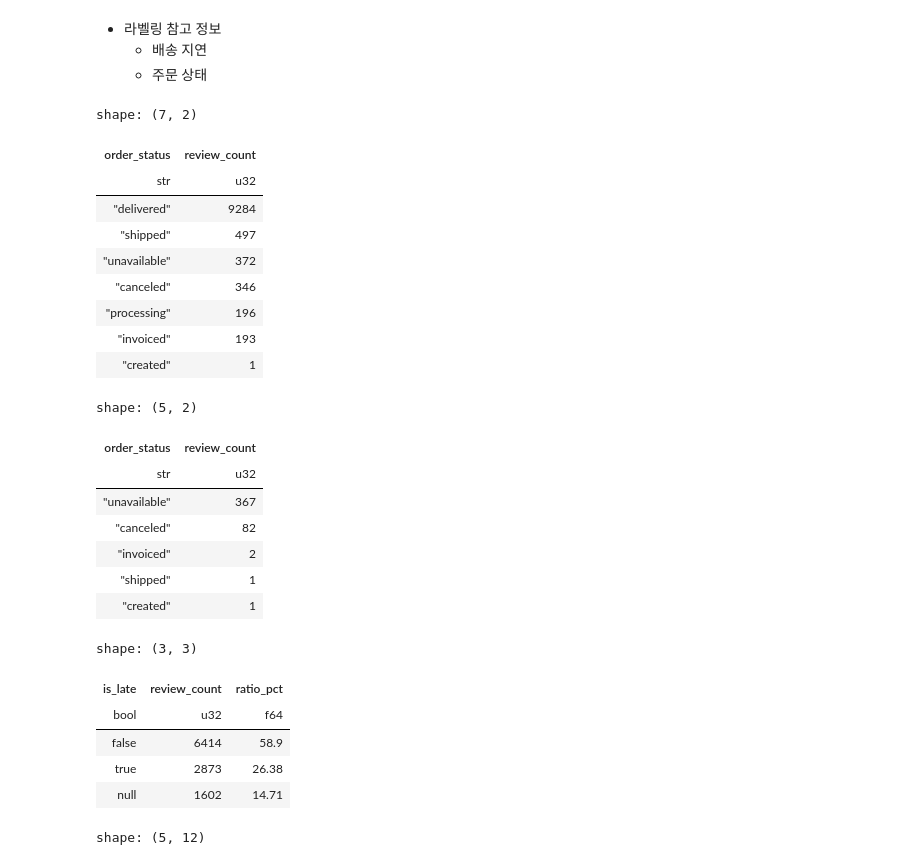
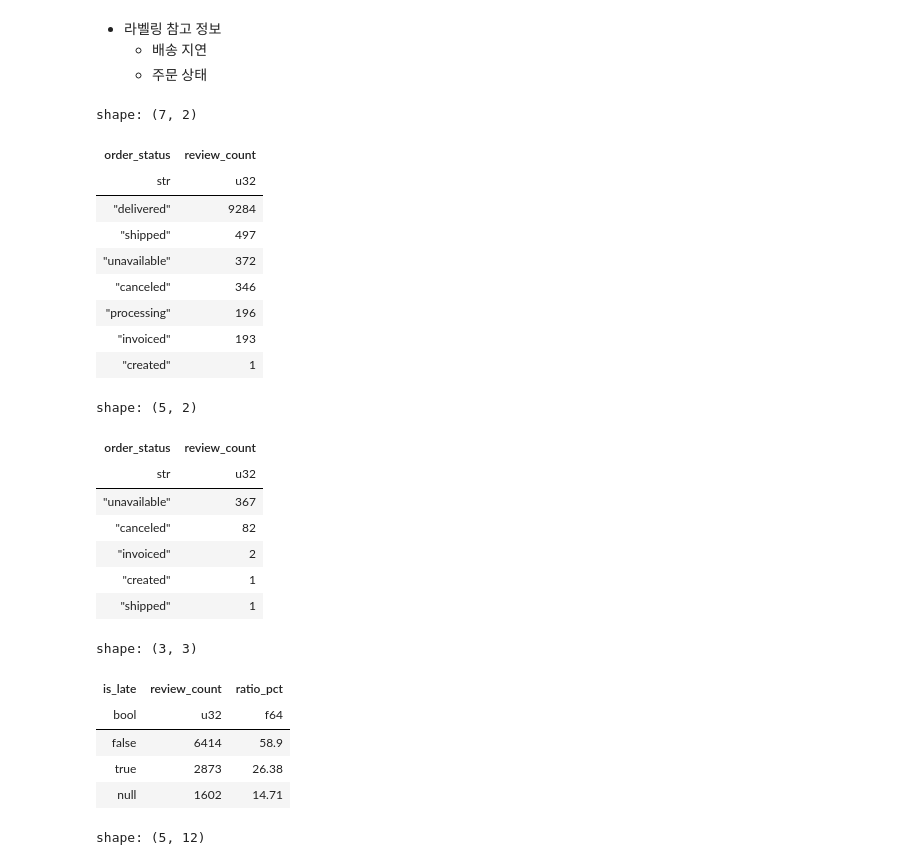
Before and after one commit to yongjin-hong/olist_analysis, a Jupyter notebook: notebooks/EDA.ipynb, the cells around one changed output. Drawn from its saved outputs; the diff is of its cells as text; code cells hidden in the pictures.

```diff
--- a/notebooks/EDA.ipynb
+++ b/notebooks/EDA.ipynb
@@ -107,7 +109,7 @@ df = lf.filter(pl.col("a") > 10).select("a", "b").collect()  # 이때 실제로
 - [ ] 판매자 귀속 규칙 결정 (단일 판매자 주문만 / 관련 판매자 전원 귀속)
 - [ ] 텍스트 정리: 제목 + 본문 합치기, 공백 정리 (포르투갈어 원문 유지)
 # %%
-reviews_raw = pl.read_csv(f"{DATA_DIR}/olist_order_reviews_dataset.csv", try_parse_dates=True)
+reviews_raw = pl.read_csv(f"{DATA_DIR}/raw/olist_order_reviews_dataset.csv", try_parse_dates=True)
 reviews_raw.head()
 # %% [output]
 shape: (5, 7)
@@ -212,7 +214,7 @@ review_id만 중복: 131건
 - 주문별 판매자 수 확인
 # %%
 # ===== 주문 상품 데이터 불러오기 =====
-order_items_path = f"{DATA_DIR}/olist_order_items_dataset.csv"
+order_items_path = f"{DATA_DIR}/raw/olist_order_items_dataset.csv"
 order_items = pl.read_csv(order_items_path, try_parse_dates=True)
 
 # ===== 주문별 판매자 수 계산 =====
@@ -256,7 +258,7 @@ shape: (6, 3)
   - 주문 상태
 # %%
 # ===== 주문 데이터 불러오기 =====
-orders_path = f"{DATA_DIR}/olist_orders_dataset.csv"
+orders_path = f"{DATA_DIR}/raw/olist_orders_dataset.csv"
 orders = pl.read_csv(orders_path, try_parse_dates=True).select([
     "order_id",
     "order_status",
@@ -297,35 +299,35 @@ display(null_seller_status_dist)
 # ===== 3. 배송지연 여부 분포 =====
 late_dist = (
     reviews_orders
     .group_by("is_late")
     .agg(pl.len().alias("review_count"))
     .with_columns(
         (pl.col("review_count") / pl.col("review_count").sum() * 100)
         .round(2)
         .alias("ratio_pct")
     )
     .sort("is_late", nulls_last=True)
 )
 display(late_dist)
 # %% [output]
 shape: (7, 2)
 | order_status | review_count |
 | str | u32 |
 | "delivered" | 9284 |
 | "shipped" | 497 |
 | "unavailable" | 372 |
 | "canceled" | 346 |
 | "processing" | 196 |
 | "invoiced" | 193 |
 | "created" | 1 |
 shape: (5, 2)
 | order_status | review_count |
 | str | u32 |
 | "unavailable" | 367 |
 | "canceled" | 82 |
 | "invoiced" | 2 |
+| "created" | 1 |
 | "shipped" | 1 |
-| "created" | 1 |
 shape: (3, 3)
 | is_late | review_count | ratio_pct |
 | bool | u32 | f64 |
```
Also changed, not shown: parts of 5 cells of this notebook, 6 other files.
